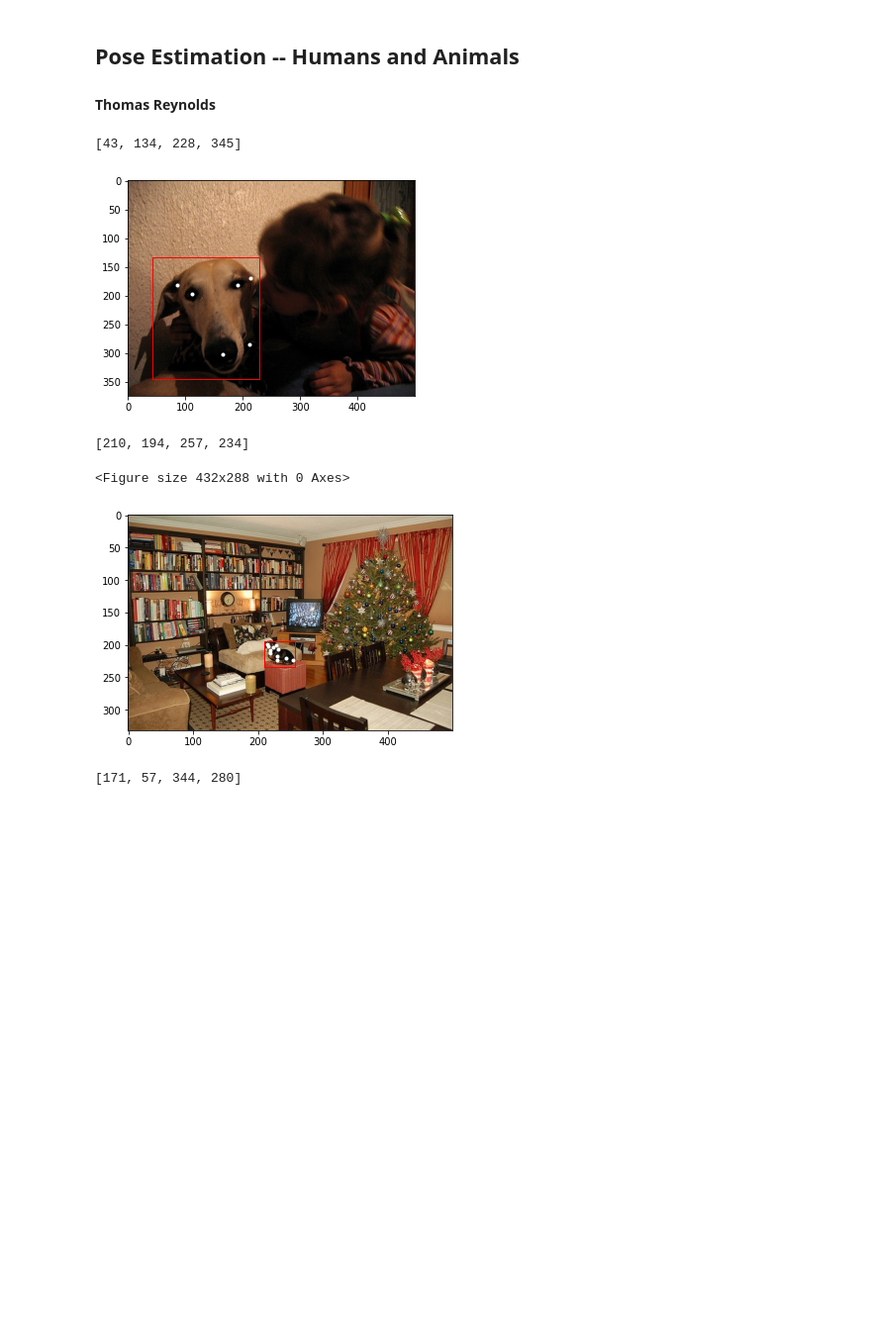
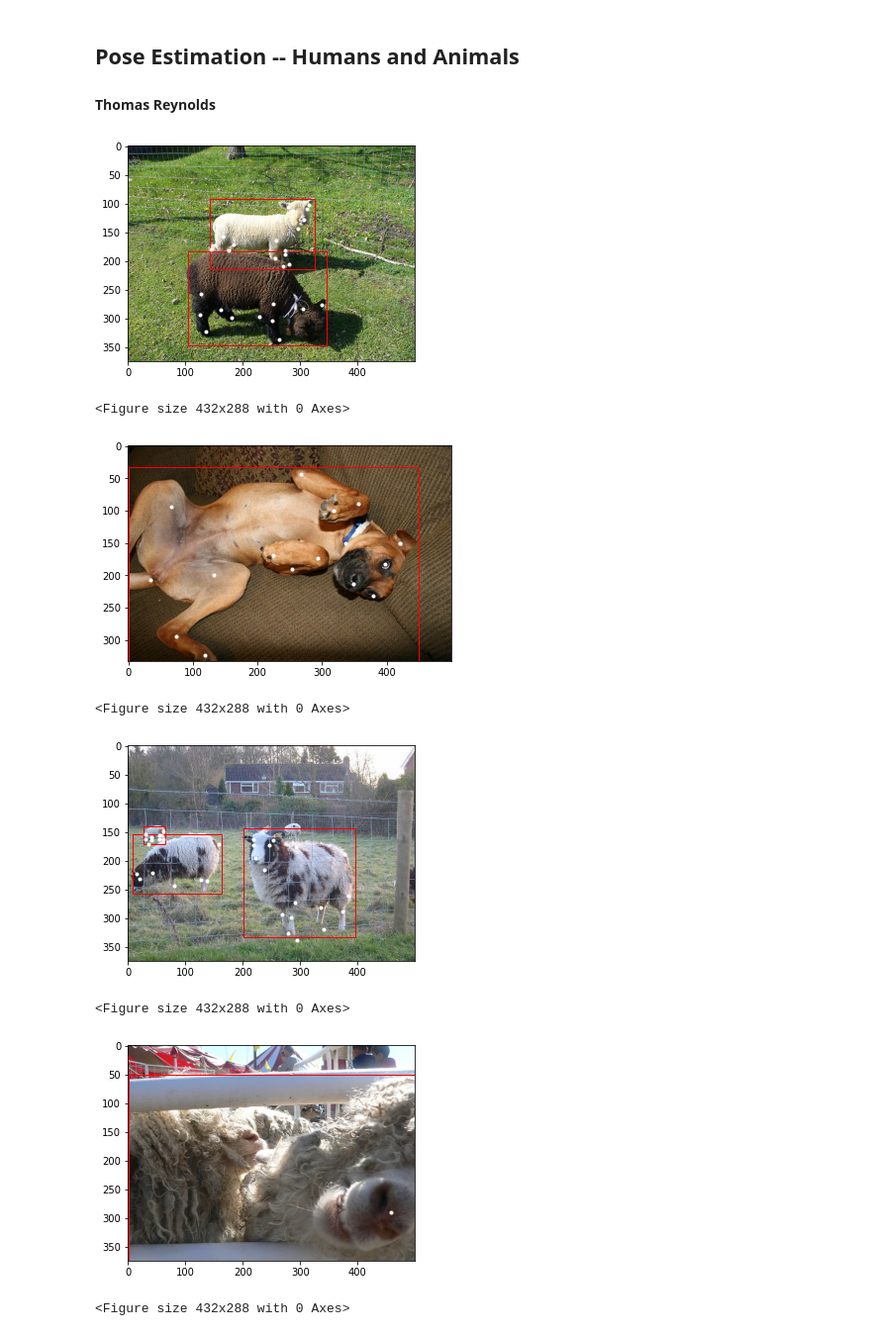
Before and after one commit to thomasreynolds4881/Animal-Keypoint-Estimation, a Jupyter notebook: estimation.ipynb, the cells around one changed output. Shown at 99% size. Saved outputs shown, nothing was run; the diff lists cells and outputs as text; code cells hidden in the pictures; blank space fills up the shorter version.

```diff
--- a/estimation.ipynb
+++ b/estimation.ipynb
@@ -25,7 +27,7 @@ from utils import collate_fn
 from engine import train_one_epoch, evaluate
 # %%
 # Plot the keypoints and bounding box for some images
-for i in range(100,110):
+for i in sample(range(1,3608),5):
 
     # Read in keypoints data
     with open('data/annotations.json') as f:
@@ -33,39 +35,42 @@ for i in range(100,110):
 
     # Get an image
     img_path = 'data/images/' + str(img_info['images'][str(i)])
     test_img = image.imread(img_path)
 
     # Get the keypoints for the image
     key_data_path = 'data/annotations/' + img_path[12:-4] + '.json'
     with open(key_data_path, 'r') as f:
         key_data = json.loads(f.read())
 
     # Create figure and axes
     fig, ax = plt.subplots()
 
     # Annotate over image
     for object in key_data['keypoints']:
         for point in object:
             if point[2] != 0:
                 # do stuff
                 plt.plot(point[0], point[1], marker='.', color="white")
 
     plt.imshow(test_img)
 
     # Create a Rectangle patch
+    rects = []
     for bbox in key_data['bboxes']:
-        print(bbox)
-        rect = patches.Rectangle((bbox[0], bbox[1]), bbox[2] - bbox[0], bbox[3] - bbox[1], linewidth=1, edgecolor='r', facecolor='none')
+        rects.append(patches.Rectangle((bbox[0], bbox[1]), bbox[2] - bbox[0], bbox[3] - bbox[1], linewidth=1, edgecolor='r', facecolor='none'))
 
     # Add the patch to the Axes
-    ax.add_patch(rect)
+    for rect in rects:
+        ax.add_patch(rect)
 
     plt.show()
     plt.clf()
 # %% [output]
+[figure, new version]
-[43, 134, 228, 345]
+<Figure size 432x288 with 0 Axes>
-[figure, old version]
+[figure, new version]
-[210, 194, 257, 234]
+<Figure size 432x288 with 0 Axes>
+[figure, new version]
 <Figure size 432x288 with 0 Axes>
-[figure, old version]
+[figure, new version]
-[171, 57, 344, 280]
+<Figure size 432x288 with 0 Axes>
```
Also changed, not shown: parts of 10 cells of this notebook, 1 other file.
